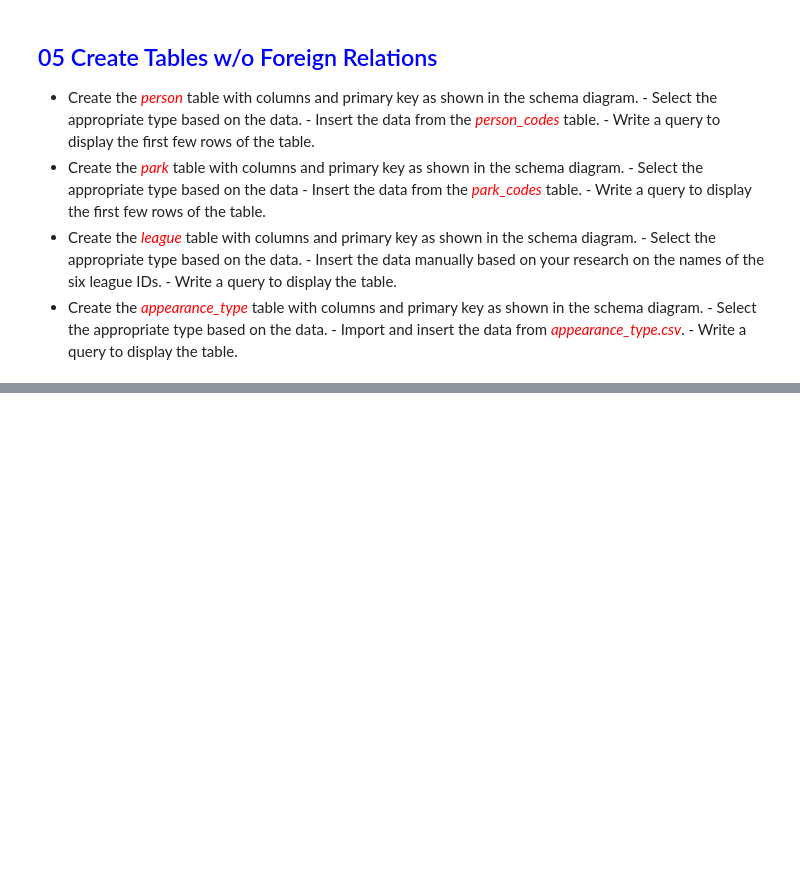
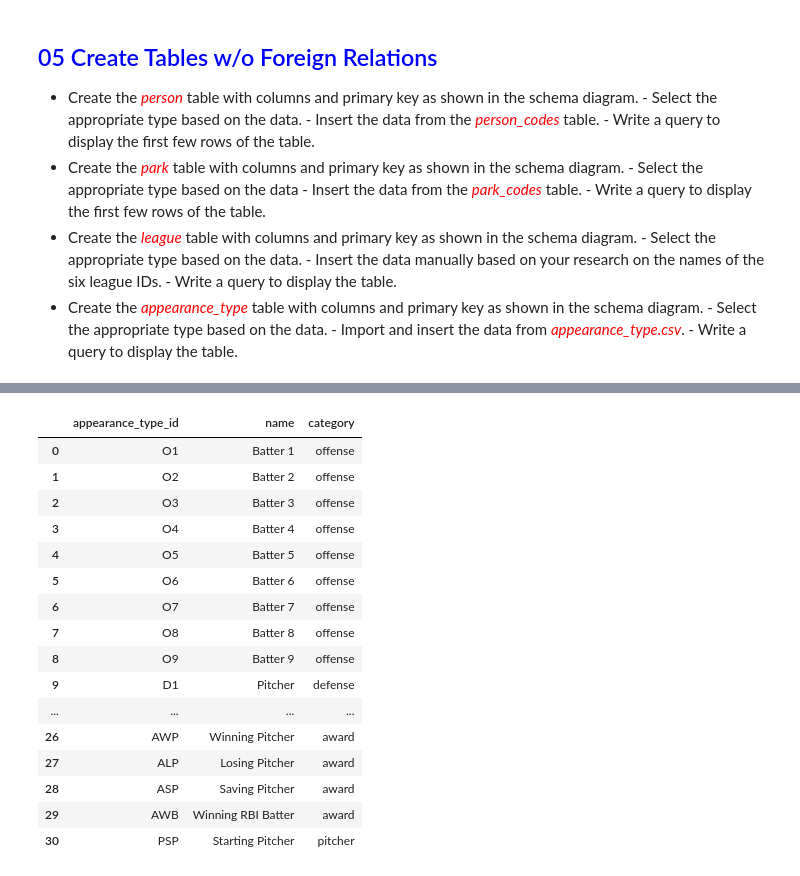
Before and after one commit to kitestring/DataQuest, a Jupyter notebook: 04_WorkingWithDataSources/03_SQL_Intermediate_TableRelationsAndJoins_psql_Advanced/06_GuidedProject_DesigningAndCreatingADatabase/SQL_Project.ipynb, the cells around one changed output, grey strips where cells are left out. Cells and saved outputs as stored; diff of their text form; code cells hidden in the pictures; blank space fills up the shorter version.

```diff
--- a/04_WorkingWithDataSources/03_SQL_Intermediate_TableRelationsAndJoins_psql_Advanced/06_GuidedProject_DesigningAndCreatingADatabase/SQL_Project.ipynb
+++ b/04_WorkingWithDataSources/03_SQL_Intermediate_TableRelationsAndJoins_psql_Advanced/06_GuidedProject_DesigningAndCreatingADatabase/SQL_Project.ipynb
@@ -310,0 +426,45 @@ Some people like to do this on paper, others use diagramming tools like Sketch o
+# %%
+c1 = "DROP TABLE IF EXISTS appearance_type;"
+
+run_command(c1)
+
+c2 = """
+CREATE TABLE appearance_type (
+    appearance_type_id TEXT PRIMARY KEY,
+    name TEXT,
+    category TEXT
+);
+"""
+run_command(c2)
+
+appearance_type = pd.read_csv('appearance_type.csv')
+
+with sqlite3.connect('mlb.db') as conn:
+    appearance_type.to_sql('appearance_type',
+                           conn,
+                           index=False,
+                           if_exists='append')
+
+q = """
+SELECT * FROM appearance_type;
+"""
+
+run_query(q)
+# %% [output]
+|  | appearance_type_id | name | category |
+| 0 | O1 | Batter 1 | offense |
+| 1 | O2 | Batter 2 | offense |
+| 2 | O3 | Batter 3 | offense |
+| 3 | O4 | Batter 4 | offense |
+| 4 | O5 | Batter 5 | offense |
+| 5 | O6 | Batter 6 | offense |
+| 6 | O7 | Batter 7 | offense |
+| 7 | O8 | Batter 8 | offense |
+| 8 | O9 | Batter 9 | offense |
+| 9 | D1 | Pitcher | defense |
+| ... | ... | ... | ... |
+| 26 | AWP | Winning Pitcher | award |
+| 27 | ALP | Losing Pitcher | award |
+| 28 | ASP | Saving Pitcher | award |
+| 29 | AWB | Winning RBI Batter | award |
+| 30 | PSP | Starting Pitcher | pitcher |
```
Also changed, not shown: parts of 16 cells of this notebook, 3 other files.
